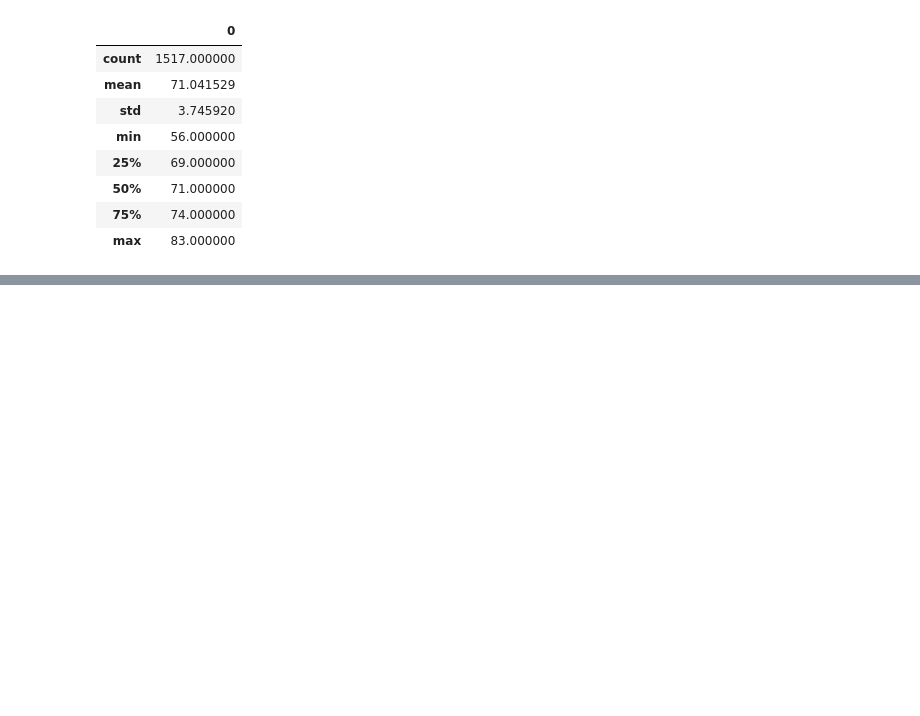
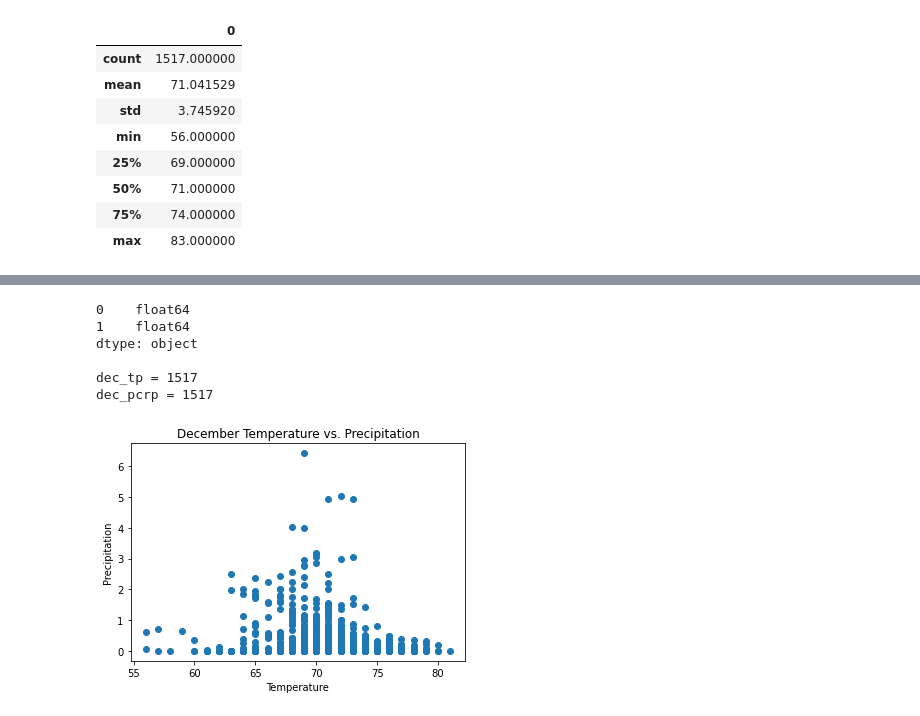
Before and after one commit to AndrewZinc/Surfs_up, a Jupyter notebook: SurfsUp_Challenge.ipynb, the cells around one changed output, grey strips where cells are left out. Cells and saved outputs as stored; diff of their text form; code cells hidden in the pictures; blank space fills up the shorter version.

```diff
--- a/SurfsUp_Challenge.ipynb
+++ b/SurfsUp_Challenge.ipynb
@@ -197,0 +241,38 @@ december_temps_df.describe()
+# %%
+# Write a query that filters the Measurement table to retrieve the temperatures and precipitation for the month of December.
+
+dec_temp_precip = session.query(Measurement.tobs, Measurement.prcp).filter(Measurement.date.like('%-12-%'))
+
+#for temp in dec_temp_precip:
+#    print(temp)
+
+# Convert the query results into a DataFrame
+dec_tp_df = pd.DataFrame(dec_temp_precip)
+
+print(dec_tp_df.dtypes)
+print()
+
+# Give the columns a meaningful label
+dec_tp_df.rename(columns={ dec_tp_df.columns[0]: "temp",  dec_tp_df.columns[1]: "prcp"}, inplace = True)
+
+# Assign variable to DataFrame columns
+dec_tp = dec_tp_df['temp']
+dec_prcp = dec_tp_df['prcp']
+
+print(f'dec_tp = {len(dec_tp)}')
+print(f'dec_pcrp = {len(dec_prcp)}')
+
+# Create a scatter plot of the x and y values.
+plt.scatter(dec_tp_df['temp'],dec_tp_df['prcp'])
+plt.xlabel('Temperature')
+plt.ylabel('Precipitation')
+plt.title('December Temperature vs. Precipitation')
+plt.show()
+# %% [output]
+0    float64
+1    float64
+dtype: object
+
+dec_tp = 1517
+dec_pcrp = 1517
+[figure, added]
```
Also changed, not shown: parts of 2 cells of this notebook.
